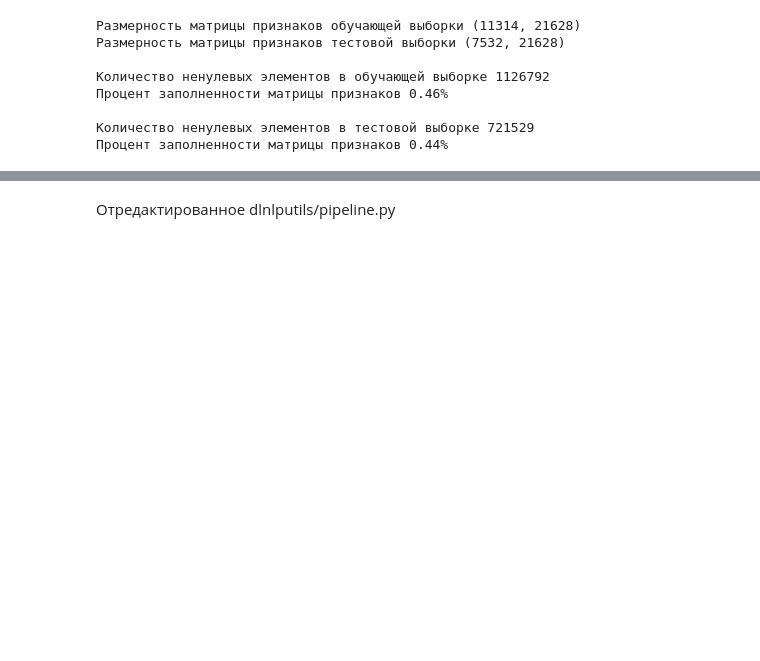
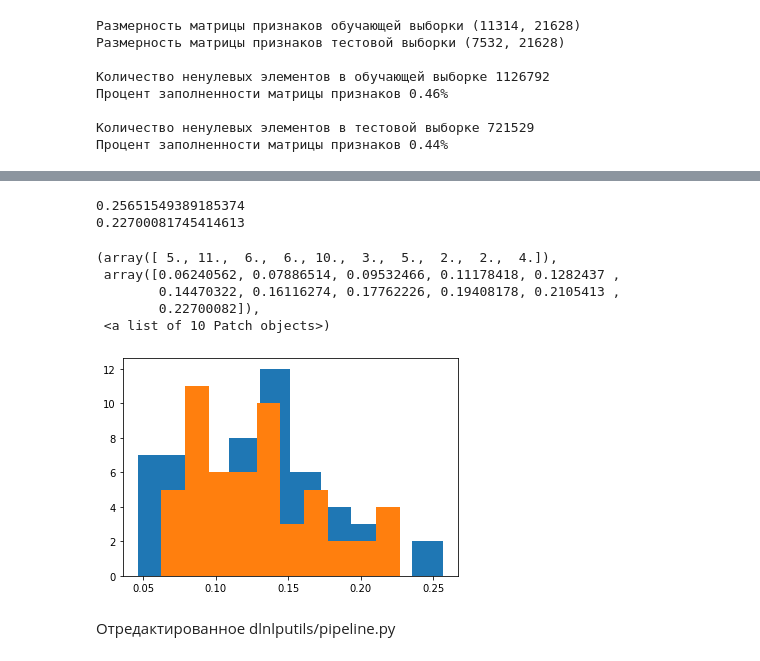
Before and after one commit to chmnk/stepik-dl-nlp, a Jupyter notebook: task1_20newsgroups.ipynb, the cells around one changed output, grey strips where cells are left out. Drawn from its saved outputs; the diff is of its cells as text; code cells hidden in the pictures; blank space fills up the shorter version.

```diff
--- a/task1_20newsgroups.ipynb
+++ b/task1_20newsgroups.ipynb
@@ -690,10 +737,34 @@ print(rmin)
+# %%
+train_vectors_new = deepcopy(train_vectors)
 # %%
 vectorizer = TfidfVectorizer(tokenizer=tokenize_text_simple_regex,
                              max_df=MAX_DF,
                              min_df=MIN_COUNT,
-                             sublinear_tf=True)
-train_vectors = vectorizer.fit_transform(train_source['data'])
-test_vectors = vectorizer.transform(test_source['data'])
+                             sublinear_tf=False)
+train_vectors_nice = vectorizer.fit_transform(train_source['data'])
+test_vectors_nice = vectorizer.transform(test_source['data'])
+# %%
+sc = MaxAbsScaler()
+train_vectors_new = sc.fit_transform(train_vectors_new)
+# %%
+sc = Normalizer()
+train_vectors_new = sc.fit_transform(train_vectors_new)
+# %%
+print(max(train_vectors_nice.A[train_vectors_nice[0].nonzero()]))
+print(max(train_vectors_new.A[train_vectors_new[0].nonzero()]))
+# %% [output]
+0.25651549389185374
+0.22700081745414613
+# %%
+plt.hist(train_vectors_nice.A[train_vectors_nice[0].nonzero()])
+plt.hist(train_vectors_new.A[train_vectors_new[0].nonzero()])
+# %% [output]
+(array([ 5., 11.,  6.,  6., 10.,  3.,  5.,  2.,  2.,  4.]),
+ array([0.06240562, 0.07886514, 0.09532466, 0.11178418, 0.1282437 ,
+        0.14470322, 0.16116274, 0.17762226, 0.19408178, 0.2105413 ,
+        0.22700082]),
+ <a list of 10 Patch objects>)
+[figure, added]
 # %% [markdown]
 Отредактированное dlnlputils/pipeline.py
 # %%
```
Also changed, not shown: parts of 7 cells of this notebook.
